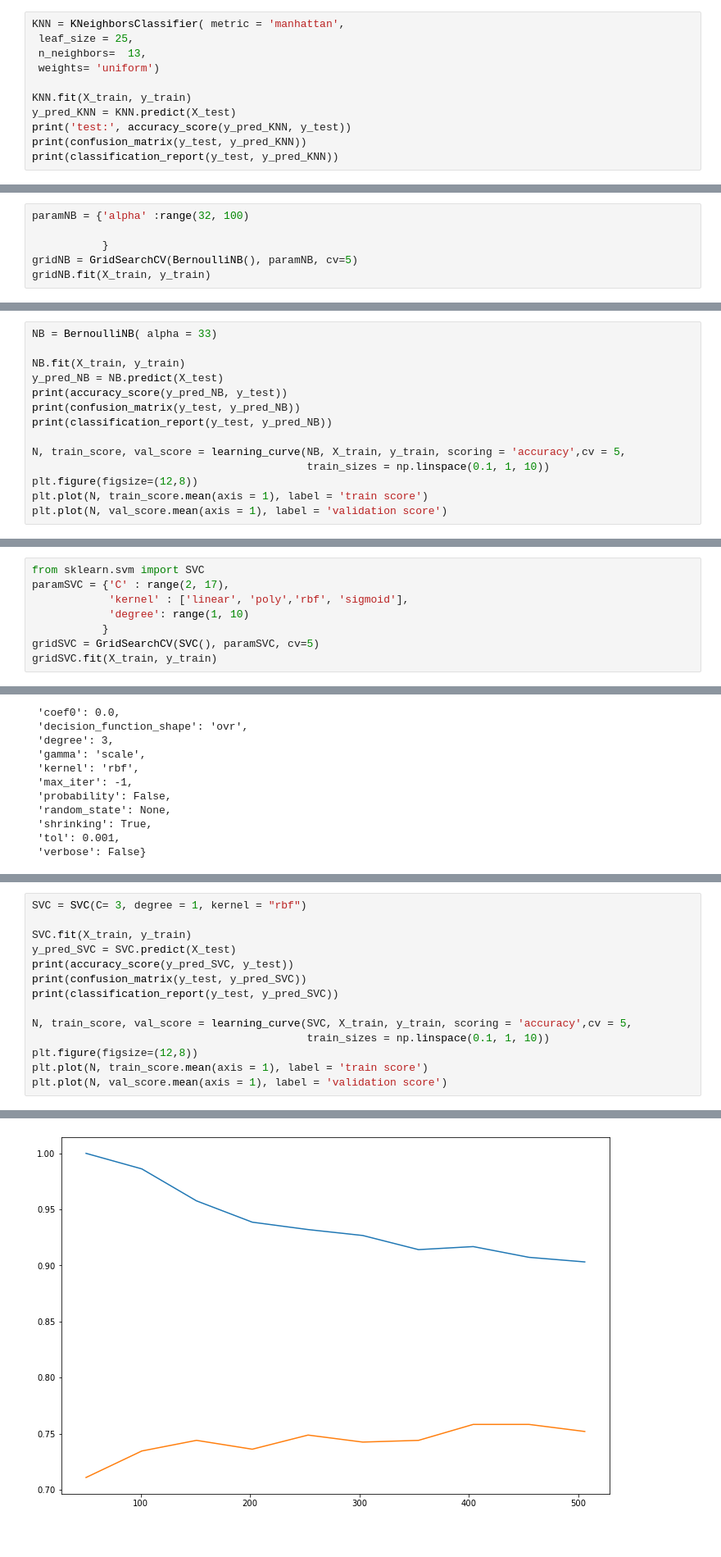
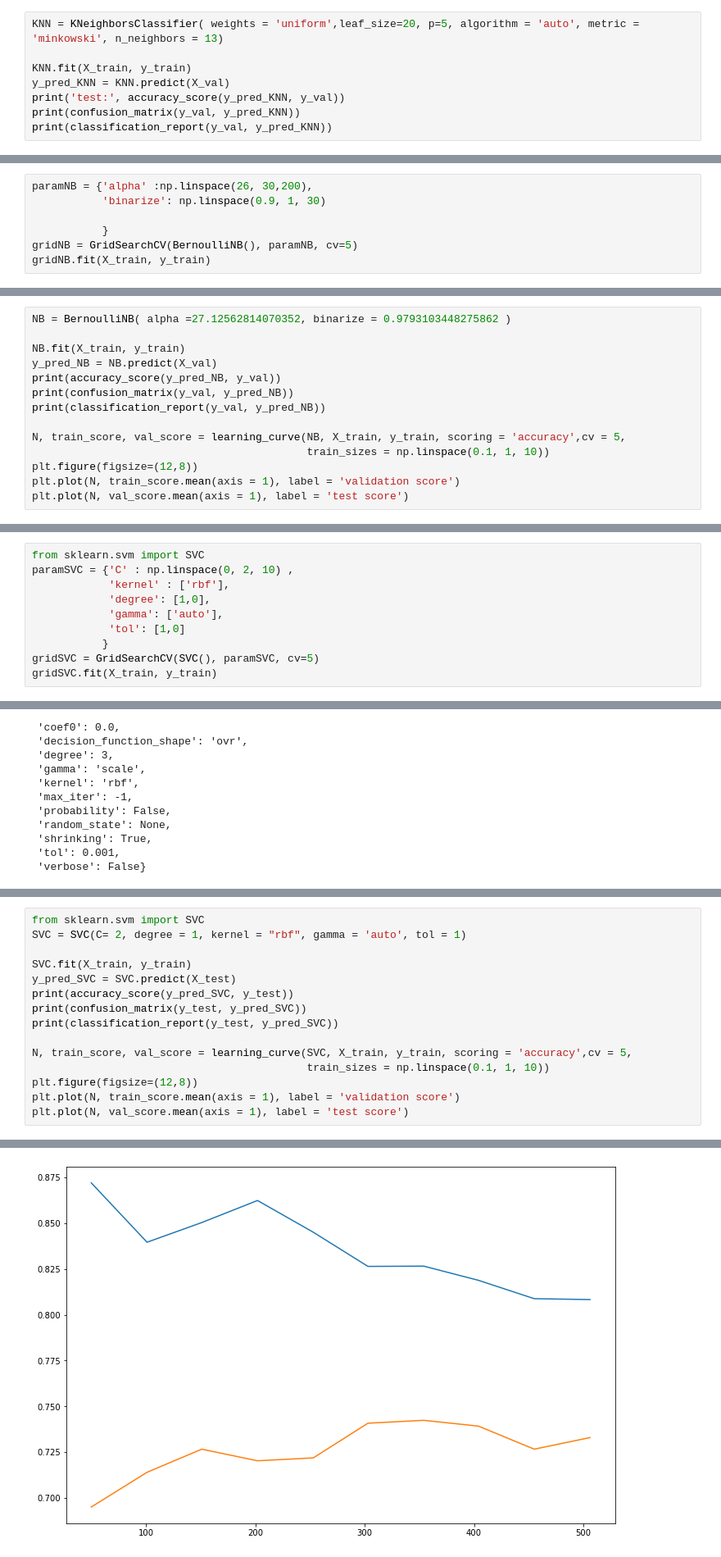
Before and after one commit to lnspeedy/CreditRisk_Classification, a Jupyter notebook: exploration/modèle_Chris_unbalanced.ipynb, the cells around one changed output, grey strips where cells are left out. Shown at 82% size. Cells and saved outputs as stored; diff of their text form.

```diff
--- a/exploration/modèle_Chris_unbalanced.ipynb
+++ b/exploration/modèle_Chris_unbalanced.ipynb
@@ -381,12 +410,9 @@ validation: 0.7232704402515723
 # %%
-KNN = KNeighborsClassifier( metric = 'manhattan',
- leaf_size = 25,
- n_neighbors=  13,
- weights= 'uniform')
+KNN = KNeighborsClassifier( weights = 'uniform',leaf_size=20, p=5, algorithm = 'auto', metric = 'minkowski', n_neighbors = 13)
 
 KNN.fit(X_train, y_train)
-y_pred_KNN = KNN.predict(X_test)
-print('test:', accuracy_score(y_pred_KNN, y_test))
-print(confusion_matrix(y_test, y_pred_KNN))
-print(classification_report(y_test, y_pred_KNN))
+y_pred_KNN = KNN.predict(X_val)
+print('test:', accuracy_score(y_pred_KNN, y_val))
+print(confusion_matrix(y_val, y_pred_KNN))
+print(classification_report(y_val, y_pred_KNN))
 # %% [output]
@@ -415,7 +441,8 @@ plt.plot(N, val_score.mean(axis = 1), label = 'validation score')
 # %% [markdown]
 # b- Pour Naive-Bayes
 # %%
-paramNB = {'alpha' :range(32, 100)
+paramNB = {'alpha' :np.linspace(26, 30,200),
+           'binarize': np.linspace(0.9, 1, 30)
 
            }
 gridNB = GridSearchCV(BernoulliNB(), paramNB, cv=5)
@@ -453,15 +493,15 @@ validation: 0.7421383647798742
 # %%
-NB = BernoulliNB( alpha = 33)
+NB = BernoulliNB( alpha =27.12562814070352, binarize = 0.9793103448275862 )
 
 NB.fit(X_train, y_train)
-y_pred_NB = NB.predict(X_test)
-print(accuracy_score(y_pred_NB, y_test))
-print(confusion_matrix(y_test, y_pred_NB))
-print(classification_report(y_test, y_pred_NB))
+y_pred_NB = NB.predict(X_val)
+print(accuracy_score(y_pred_NB, y_val))
+print(confusion_matrix(y_val, y_pred_NB))
+print(classification_report(y_val, y_pred_NB))
 
 N, train_score, val_score = learning_curve(NB, X_train, y_train, scoring = 'accuracy',cv = 5,
                                            train_sizes = np.linspace(0.1, 1, 10))
 plt.figure(figsize=(12,8))
-plt.plot(N, train_score.mean(axis = 1), label = 'train score')
-plt.plot(N, val_score.mean(axis = 1), label = 'validation score')
+plt.plot(N, train_score.mean(axis = 1), label = 'validation score')
+plt.plot(N, val_score.mean(axis = 1), label = 'test score')
 # %% [output]
@@ -482,9 +522,11 @@ weighted avg       0.71      0.74      0.68       198
 ## c- Pour SVC
 # %%
 from sklearn.svm import SVC
-paramSVC = {'C' : range(2, 17),
-            'kernel' : ['linear', 'poly','rbf', 'sigmoid'],
-            'degree': range(1, 10)
+paramSVC = {'C' : np.linspace(0, 2, 10) ,
+            'kernel' : ['rbf'],
+            'degree': [1,0],
+            'gamma': ['auto'],
+            'tol': [1,0]
            }
 gridSVC = GridSearchCV(SVC(), paramSVC, cv=5)
 gridSVC.fit(X_train, y_train)
@@ -536,5 +582,6 @@ validation: 0.7358490566037735
 # %%
-SVC = SVC(C= 3, degree = 1, kernel = "rbf")
+from sklearn.svm import SVC
+SVC = SVC(C= 2, degree = 1, kernel = "rbf", gamma = 'auto', tol = 1)
 
 SVC.fit(X_train, y_train)
 y_pred_SVC = SVC.predict(X_test)
@@ -545,6 +592,6 @@ print(classification_report(y_test, y_pred_SVC))
 N, train_score, val_score = learning_curve(SVC, X_train, y_train, scoring = 'accuracy',cv = 5,
                                            train_sizes = np.linspace(0.1, 1, 10))
 plt.figure(figsize=(12,8))
-plt.plot(N, train_score.mean(axis = 1), label = 'train score')
-plt.plot(N, val_score.mean(axis = 1), label = 'validation score')
+plt.plot(N, train_score.mean(axis = 1), label = 'validation score')
+plt.plot(N, val_score.mean(axis = 1), label = 'test score')
 # %% [output]
@@ -562,5 +609,5 @@ weighted avg       0.74      0.76      0.74       198
 [<matplotlib.lines.Line2D at 0x...>]
-[figure, old version]
+[figure, new version]
 # %% [markdown]
 ## d- Pour la foret aléatoire
 # %%
```
Also changed, not shown: parts of 85 cells of this notebook.
